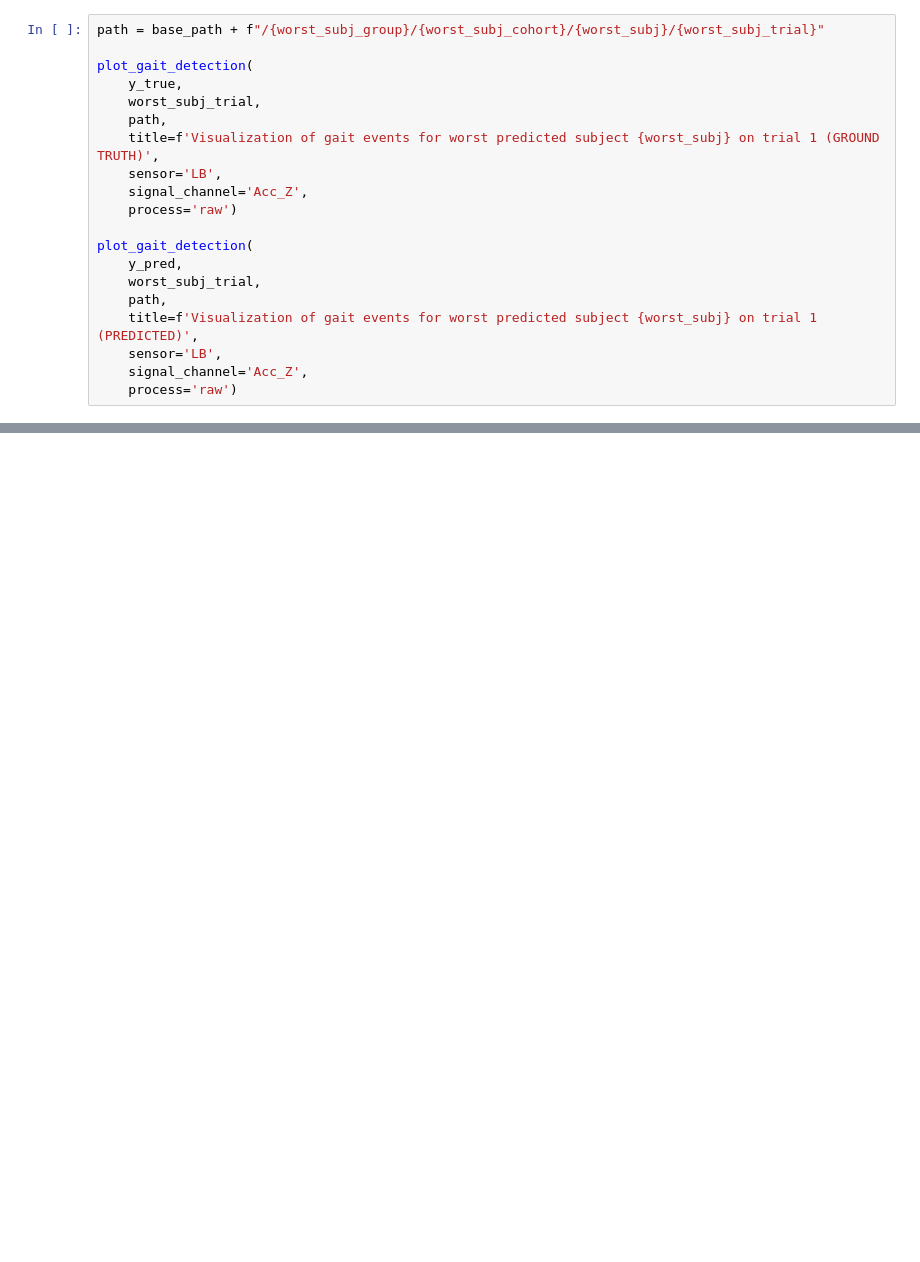
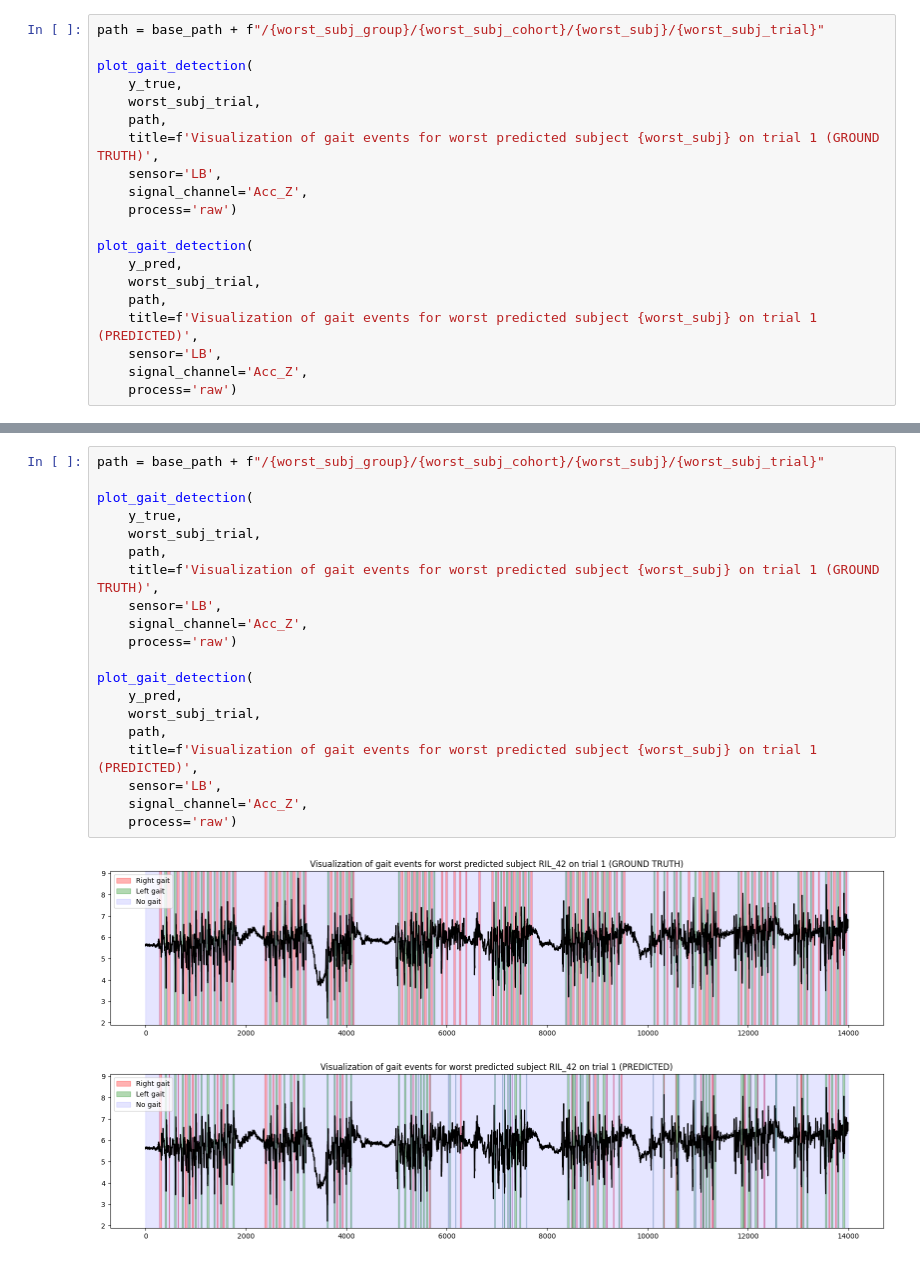
Before and after one commit to EnekoIsturitzSesma/Biosignal-ML-Analysis, a Jupyter notebook: notebooks/GAIT_cnnbilstm.ipynb, the cells around one changed output, grey strips where cells are left out. Drawn from its saved outputs; the diff is of its cells as text; blank space fills up the shorter version.

```diff
--- a/notebooks/GAIT_cnnbilstm.ipynb
+++ b/notebooks/GAIT_cnnbilstm.ipynb
@@ -639,0 +842,23 @@ plot_gait_detection(
+# %%
+path = base_path + f"/{worst_subj_group}/{worst_subj_cohort}/{worst_subj}/{worst_subj_trial}"
+
+plot_gait_detection(
+    y_true,
+    worst_subj_trial,
+    path,
+    title=f'Visualization of gait events for worst predicted subject {worst_subj} on trial 1 (GROUND TRUTH)',
+    sensor='LB',
+    signal_channel='Acc_Z',
+    process='raw')
+
+plot_gait_detection(
+    y_pred,
+    worst_subj_trial,
+    path,
+    title=f'Visualization of gait events for worst predicted subject {worst_subj} on trial 1 (PREDICTED)',
+    sensor='LB',
+    signal_channel='Acc_Z',
+    process='raw')
+# %% [output]
+[figure, added]
+[figure, added]
```
Also changed, not shown: parts of 17 cells of this notebook, 1 other file.
